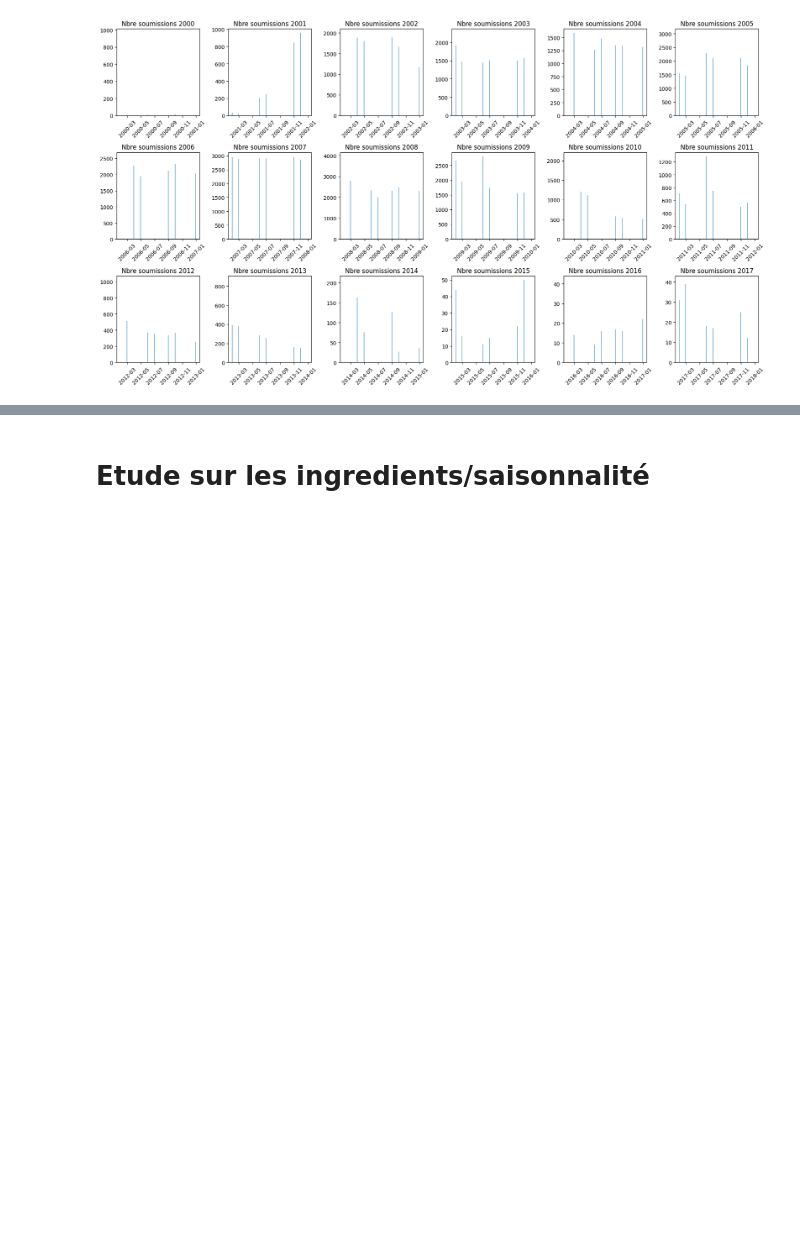
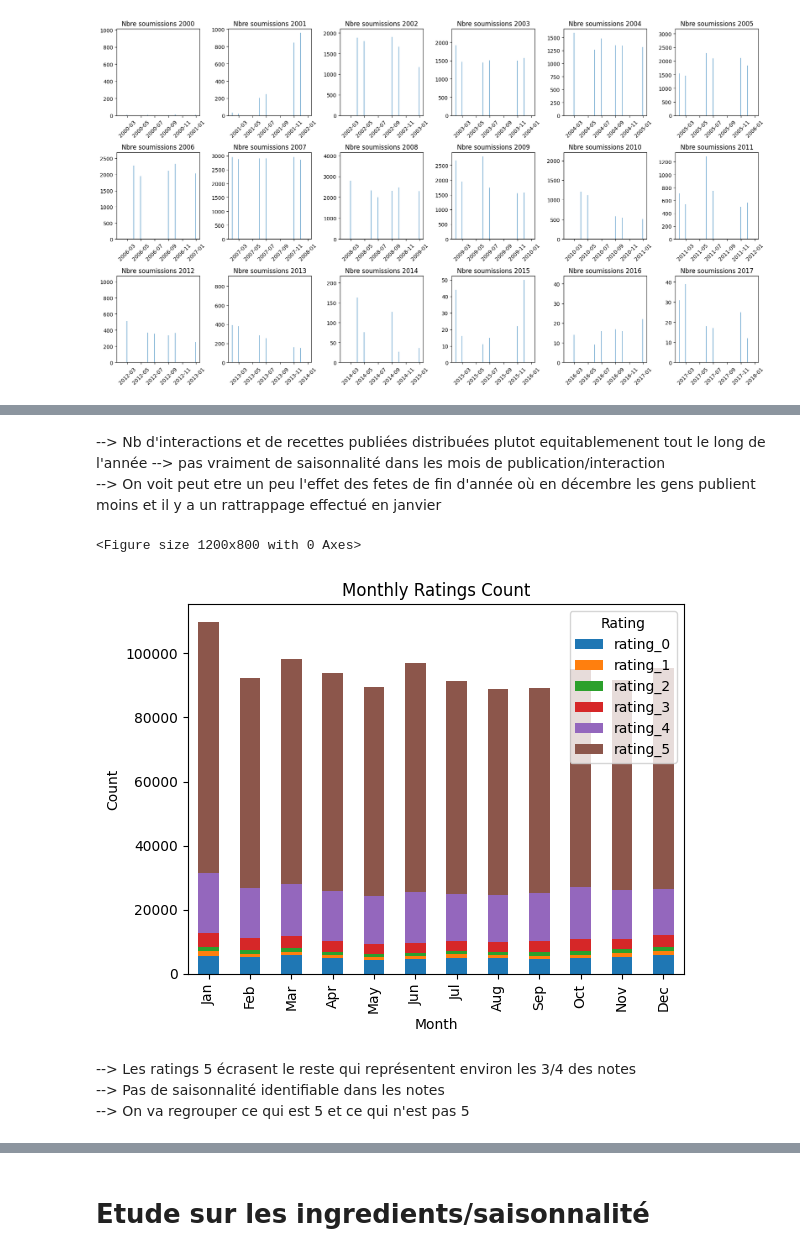
Before and after one commit to ramzinaji/analyse_cooking_app, a Jupyter notebook: etude_app_cuisine/script.ipynb, the cells around one changed output, grey strips where cells are left out. Drawn from its saved outputs; the diff is of its cells as text; code cells hidden in the pictures; blank space fills up the shorter version.

Commit message:
Analyse des notes

```diff
--- a/etude_app_cuisine/script.ipynb
+++ b/etude_app_cuisine/script.ipynb
@@ -171,0 +179,26 @@ df_monthly_recipes_count.describe()
+# %% [markdown]
+--> Nb d'interactions et de recettes publiées distribuées plutot equitablemenent tout le long de l'année --> pas vraiment de saisonnalité dans les mois de publication/interaction
+--> On voit peut etre un peu l'effet des fetes de fin d'année où en décembre les gens publient moins et il y a un rattrappage effectué en janvier
+# %%
+# DISTRIBITION DES NOTES SELON LES MOIS
+
+ratings_dummies = pd.get_dummies(df_RAW_interactions['rating'], prefix='rating')
+rating_df_RAW_interactions = pd.concat([df_RAW_interactions, ratings_dummies], axis=1)
+rating_df_RAW_interactions = rating_df_RAW_interactions[['month', 'rating_0','rating_1', 'rating_2', 'rating_3', 'rating_4', 'rating_5']]
+ratings_count_monthly = rating_df_RAW_interactions.groupby('month').sum()
+
+plt.figure(figsize=(12, 8))
+ratings_count_monthly.plot(kind='bar', stacked=True)
+plt.xlabel('Month')
+plt.ylabel('Count')
+plt.title('Monthly Ratings Count')
+plt.xticks(ticks=range(12), labels=['Jan', 'Feb', 'Mar', 'Apr', 'May', 'Jun', 'Jul', 'Aug', 'Sep', 'Oct', 'Nov', 'Dec'])
+plt.legend(title='Rating')
+plt.show()
+# %% [output]
+<Figure size 1200x800 with 0 Axes>
+[figure, added]
+# %% [markdown]
+--> Les ratings 5 écrasent le reste qui représentent environ les 3/4 des notes
+--> Pas de saisonnalité identifiable dans les notes
+--> On va regrouper ce qui est 5 et ce qui n'est pas 5
```
Also changed, not shown: parts of 25 cells of this notebook.
